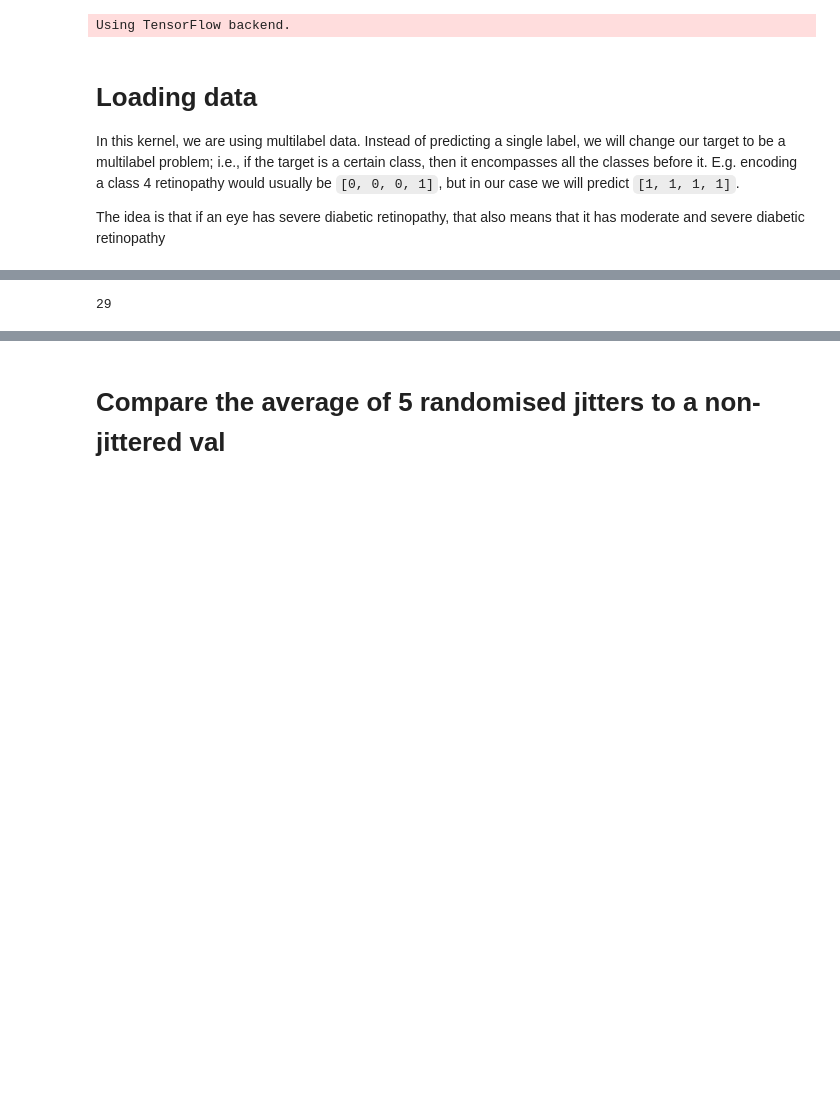
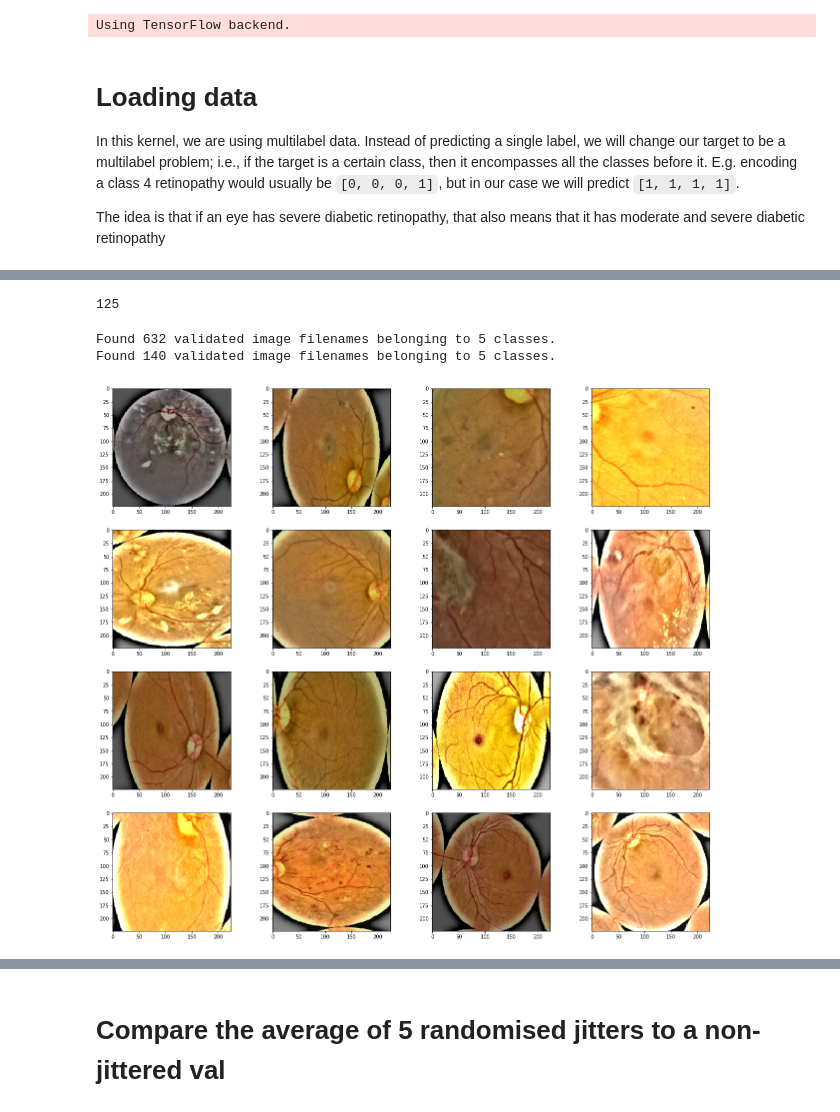
Before and after one commit to HaydenMuscat24/kaggle_aptos, a Jupyter notebook: hayden/hayden-multclass.ipynb, the cells around one changed output, grey strips where cells are left out. Drawn from its saved outputs; the diff is of its cells as text; code cells hidden in the pictures; blank space fills up the shorter version.

```diff
--- a/hayden/hayden-multclass.ipynb
+++ b/hayden/hayden-multclass.ipynb
@@ -20,12 +20,12 @@ from keras.optimizers import Adam
 # Global constants
 IMG_DIM      = 224
 BATCH_SIZE   = 32
-NUM_CLASSES  = 4
+NUM_CLASSES  = 5
 CHANNEL_SIZE = 3
 
-pre_process = "ben_colour_"
+pre_process = "ben_normal_"
 
-# pre_process = "ben_green_"
+# pre_process = "ben_weird_"
 
 # pre_process = "clahe_green_"
 # %% [output]
@@ -46,6 +46,7 @@ train_2019, valid_2019 = train_test_split(df_2019, test_size=0.2, shuffle=False)
 
 # 2019 data frame
 df_2015 = pd.read_csv(f"../aptos2015/trainLabels.csv")
+df_2015 = df_2015[:20000]
 df_2015["original"]  = df_2015.image.apply(lambda x: x + ".jpeg")
 df_2015["processed"] = df_2015.original.apply(lambda x: pre_process + x)
 df_2015["diagnosis"] = df_2015.level
@@ -63,7 +64,7 @@ Text(0.5, 1.0, 'Samples Per Class')
 [figure]
 # %%
 def label_convert(y_val):
-    y_val = y_val.astype(int).sum(axis=1)
+    y_val = y_val.astype(int).sum(axis=1) - 1
     return y_val
 
 def get_train_valid_df(year="2019", even_distrib=True):
@@ -77,8 +78,8 @@ def get_train_valid_df(year="2019", even_distrib=True):
         valid = valid_2015.sample(frac=1)
 
     # remap from classes to smoothed version of the classes
-    train["labels"] = train.diagnosis.apply(lambda x: [i for i in range(x)])
-    valid["labels"] = valid.diagnosis.apply(lambda x: [i for i in range(x)])
+    train["labels"] = train.diagnosis.apply(lambda x: [i for i in range(x+1)])
+    valid["labels"] = valid.diagnosis.apply(lambda x: [i for i in range(x+1)])
 
     # drop classes
     if even_distrib:
@@ -101,5 +102,5 @@ def get_train_valid_df(year="2019", even_distrib=True):
 
     return train, valid
 
-# df_sample, _ = get_train_valid_df(year="2019")
-# print(df_sample.head())
+df_sample, _ = get_train_valid_df(year="2019")
+print(df_sample.head())
@@ -167,18 +182,22 @@ def generator(jitter=0.1, year="2019", even_distrib=True):
 
 gc.collect()
 # %% [output]
-29
+125
 # %%
-# train_sample_gen, valid_sample_gen = generator(jitter=0.5)
+train_sample_gen, valid_sample_gen = generator(jitter=0.5)
 
-# # Display some data generation
-# figure=plt.figure(figsize=(22,20))
-# for batch in valid_sample_gen:
-#     for j in range(16):
-#         ax = figure.add_subplot(4,4, j+1)
-#         batch[0][j] = np.clip(batch[0][j], 0, 1)
-#         plt.imshow(batch[0][j])
-#     break
+# Display some data generation
+figure=plt.figure(figsize=(22,20))
+for batch in valid_sample_gen:
+    for j in range(16):
+        ax = figure.add_subplot(4,4, j+1)
+        batch[0][j] = np.clip(batch[0][j], 0, 1)
+        plt.imshow(batch[0][j])
+    break
+# %% [output]
+Found 632 validated image filenames belonging to 5 classes.
+Found 140 validated image filenames belonging to 5 classes.
+[figure, added]
 # %%
 class Metrics(Callback):
     def __init__(self, generator):
```
Also changed, not shown: parts of 4 cells of this notebook, 3 other files.
